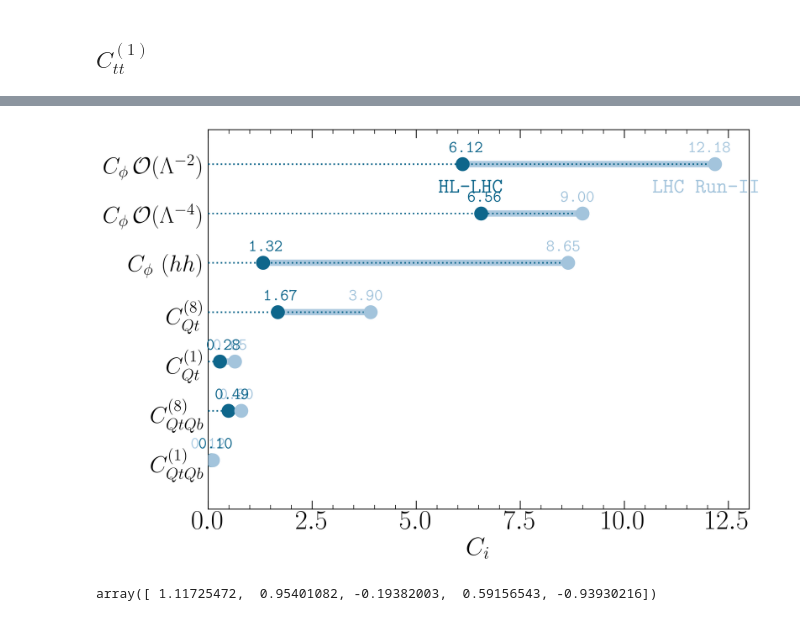
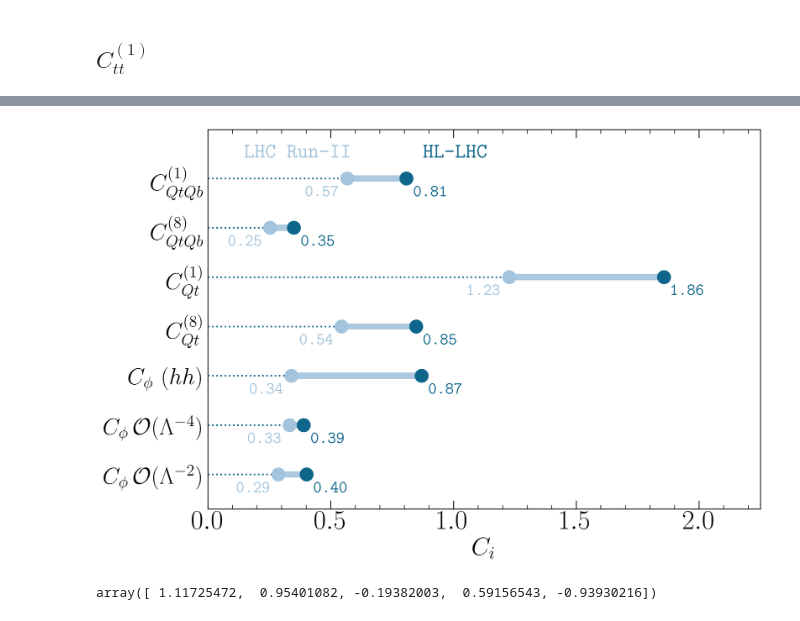
Before and after one commit to alasfar-lina/trilinear4tops, a Jupyter notebook: Notebooks/Single-param.ipynb, the cells around one changed output, grey strips where cells are left out. Saved outputs shown, nothing was run; the diff lists cells and outputs as text; code cells hidden in the pictures.

```diff
--- a/Notebooks/Single-param.ipynb
+++ b/Notebooks/Single-param.ipynb
@@ -671,51 +643,51 @@ fig, ax = plt.subplots(1,1,figsize=(9,6), dpi= 300)
 #ax.vlines(x=.20, ymin=0, ymax=26, color='black', alpha=1, linewidth=1, linestyles='dotted')
 
 # Points
-ax.scatter(y=df['index'], x=df['runtwo']**(-2), s=150, color=col1, alpha=1,zorder=12)
+ax.scatter(y=df['index'], x=df['runtwo'], s=150, color=col1, alpha=1,zorder=12)
 for i, p1, p2 in zip(df['index'], df['runtwo'], df['hightlum']):
-    newline([p1**(-2), i], [p2**(-2), i])
-    plt.hlines(i,0.0,p1**(-2),color=col2, ls=':',zorder=10)
-ax.scatter(y=df['index'], x=df['hightlum']**(-2), s=150, color=col2, alpha=1, zorder= 9)
+    newline([p1, i], [p2, i])
+    plt.hlines(i,0.0,p1,color=col2, ls=':',zorder=10)
+ax.scatter(y=df['index'], x=df['hightlum'], s=150, color=col2, alpha=1, zorder= 9)
 
 
-for x, y, tex in zip(df['runtwo']**(-2), df['index'], df['runtwo']**(-2)):
-    if y==0:
+for x, y, tex in zip(df['runtwo'], df['index'], df['runtwo']):
+    if y==6:
         plt.text(x-0.2, y+0.5, r'LHC Run-II', horizontalalignment='center',
                  verticalalignment='center', fontdict={'color':col1,'size':20})
     t = plt.text(x-0.1, y-0.3,"{:1.2f}".format(tex), horizontalalignment='center',
                  verticalalignment='center', fontdict={'color':col1,'size':16})
 
-for x, y, tex in zip(df['hightlum']**(-2), df['index'], df['hightlum']**(-2)):
-    if y==0:
+for x, y, tex in zip(df['hightlum'], df['index'], df['hightlum']):
+    if y==6:
         plt.text(x+0.2, y+0.5, r'HL-LHC', horizontalalignment='center',
                  verticalalignment='center', fontdict={'color':col2,'size':20})
     t = plt.text(x+0.1, y-0.3, "{:1.2f}".format(tex), horizontalalignment='center',
                  verticalalignment='center', fontdict={'color':col2,'size':16})
 
 ax.tick_params(
     axis='y',          # changes apply to the x-axis
     which='both',      # both major and minor ticks are affected
     left=False,      # ticks along the bottom edge are off
     right=False,         # ticks along the top edge are off)
     size=4
          )
 #ax.set_title("Dumbell Chart: Pct Change - 2013 vs 2014", fontdict={'size':22})
 ax.get_xaxis().set_minor_locator(AutoMinorLocator())
 ax.set_yticklabels(['',r'$C_{\phi}\,\mathcal{O}(\Lambda^{-2})$',r'$C_{\phi}\, \mathcal{O}(\Lambda^{-4})$',r'$C_{\phi}\,\,(hh)$',\
                    r'$C_{Qt}^{(8)}$',r'$C_{Qt}^{(1)}$',\
                    r'$C_{QtQb}^{(8)}$',r'$C_{QtQb}^{(1)}$'])
 ax.set_xlabel(r"$C_i$", fontsize=24)
-#ax.set(ylim=(-0.7, 6.99), xlim=(-0.0,3.7))
-ax.set(ylim=(-0.7, 6.99), xlim=(-0.0,13))
+ax.set(ylim=(-0.7, 6.99), xlim=(-0.0,2.25))
+#ax.set(ylim=(-0.7, 6.99), xlim=(-0.0,13))
 #plt.text(2.25,2.5,r'Single param. fit', fontsize=20)
 #plt.text(2.5,2,r'$95\%$ CI', fontsize=20)
 plt.tight_layout()
-plt.gca().invert_yaxis()
+#plt.gca().invert_yaxis()
 
 plt.savefig('../results/plots/HL-LHC_reachWC.pdf', dpi=300, bbox_inches='tight', transparent=True)
 plt.show()
 # %% [output]
-[figure, old version]
+[figure, new version]
 # %%
 run2 =np.array([ (+0.919+25.28)/2.0 , (1.422+16.5684)/2,(0.22+1.06)/2.,(6.65+1.159)/2.,(0.199+0.031)/2.])
 np.log10(run2)
```
Also changed, not shown: parts of 14 cells of this notebook, 39 other files.
